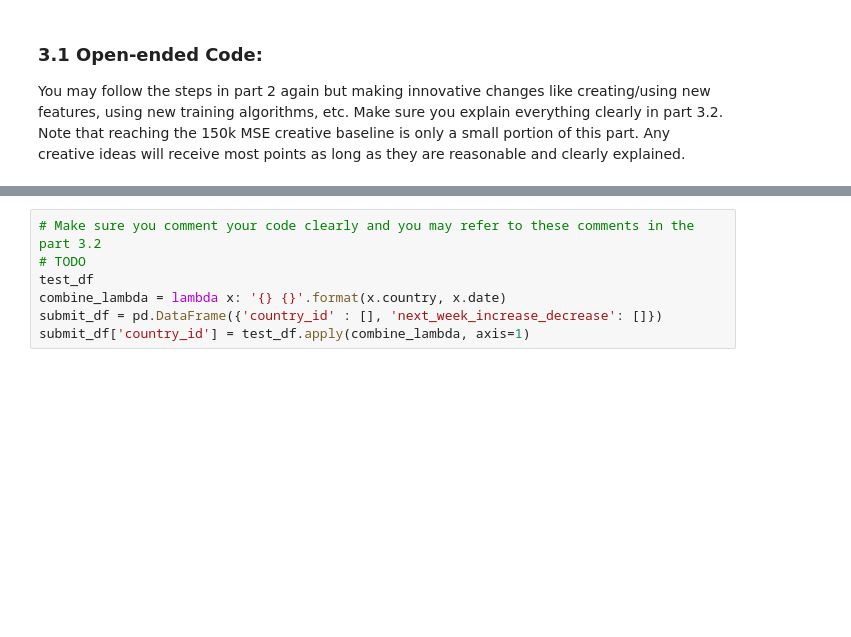
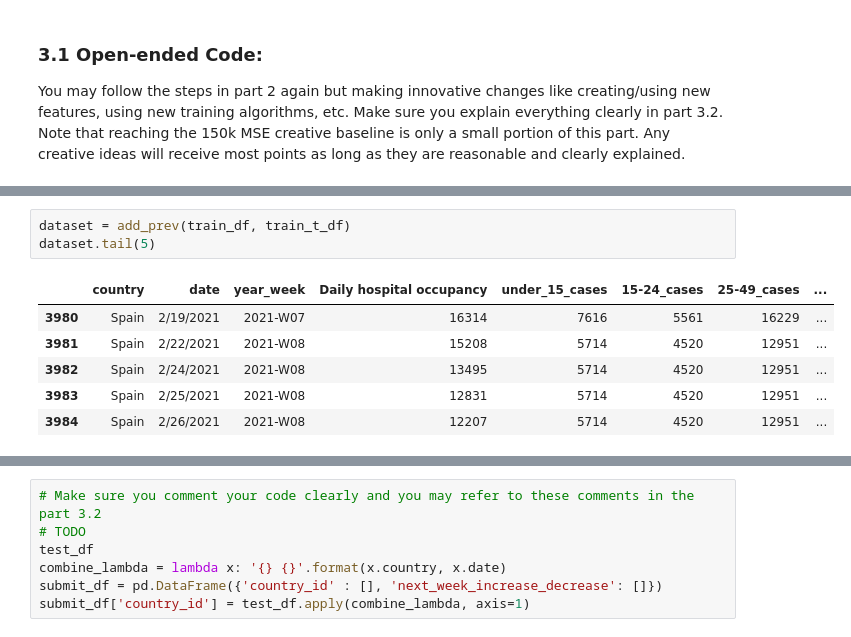
Before and after one commit to syhdd/cs_4780_final, a Jupyter notebook: CS 4780 Final Project Student Template.ipynb, the cells around one changed output, grey strips where cells are left out. Drawn from its saved outputs; the diff is of its cells as text; blank space fills up the shorter version.

```diff
--- a/CS 4780 Final Project Student Template.ipynb
+++ b/CS 4780 Final Project Student Template.ipynb
@@ -285,0 +317,10 @@ You may follow the steps in part 2 again but making innovative changes like crea
+# %%
+dataset = add_prev(train_df, train_t_df)
+dataset.tail(5)
+# %% [output]
+|  | country | date | year_week | Daily hospital occupancy | under_15_cases | 15-24_cases | 25-49_cases | ... |
+| 3980 | Spain | 2/19/2021 | 2021-W07 | 16314 | 7616 | 5561 | 16229 | ... |
+| 3981 | Spain | 2/22/2021 | 2021-W08 | 15208 | 5714 | 4520 | 12951 | ... |
+| 3982 | Spain | 2/24/2021 | 2021-W08 | 13495 | 5714 | 4520 | 12951 | ... |
+| 3983 | Spain | 2/25/2021 | 2021-W08 | 12831 | 5714 | 4520 | 12951 | ... |
+| 3984 | Spain | 2/26/2021 | 2021-W08 | 12207 | 5714 | 4520 | 12951 | ... |
```
Also changed, not shown: parts of 17 cells of this notebook.
